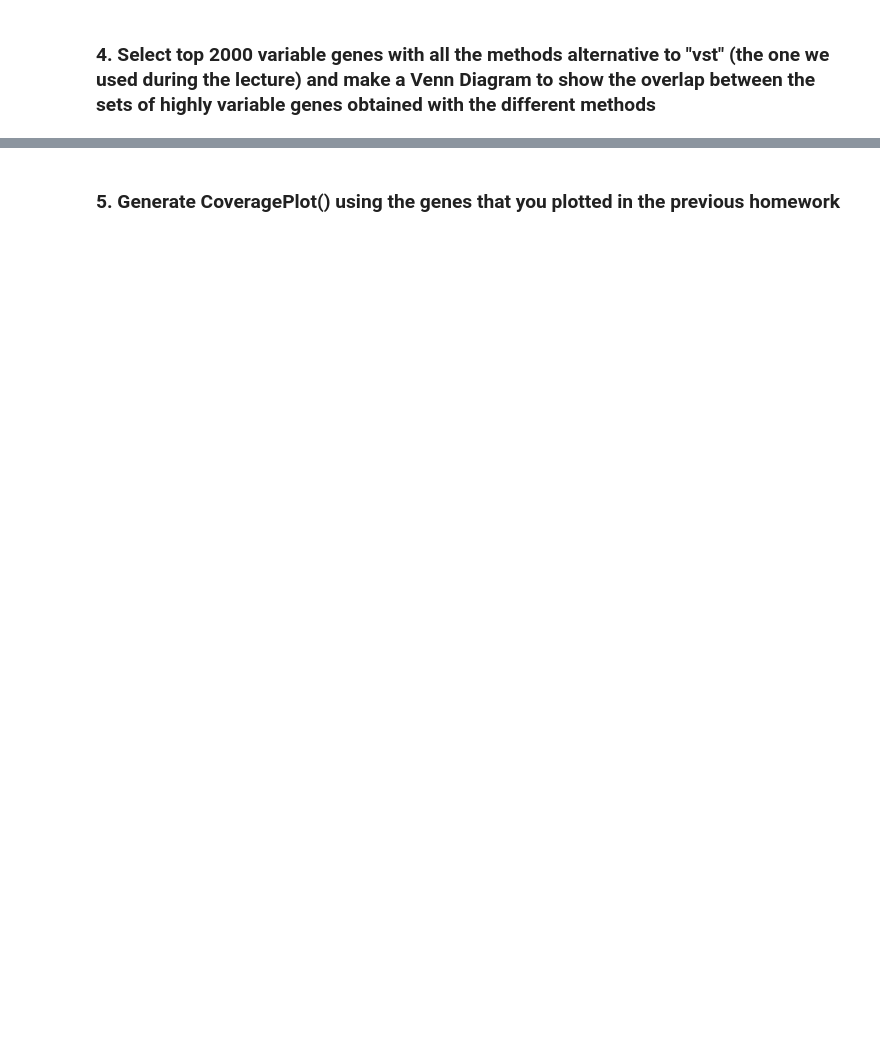
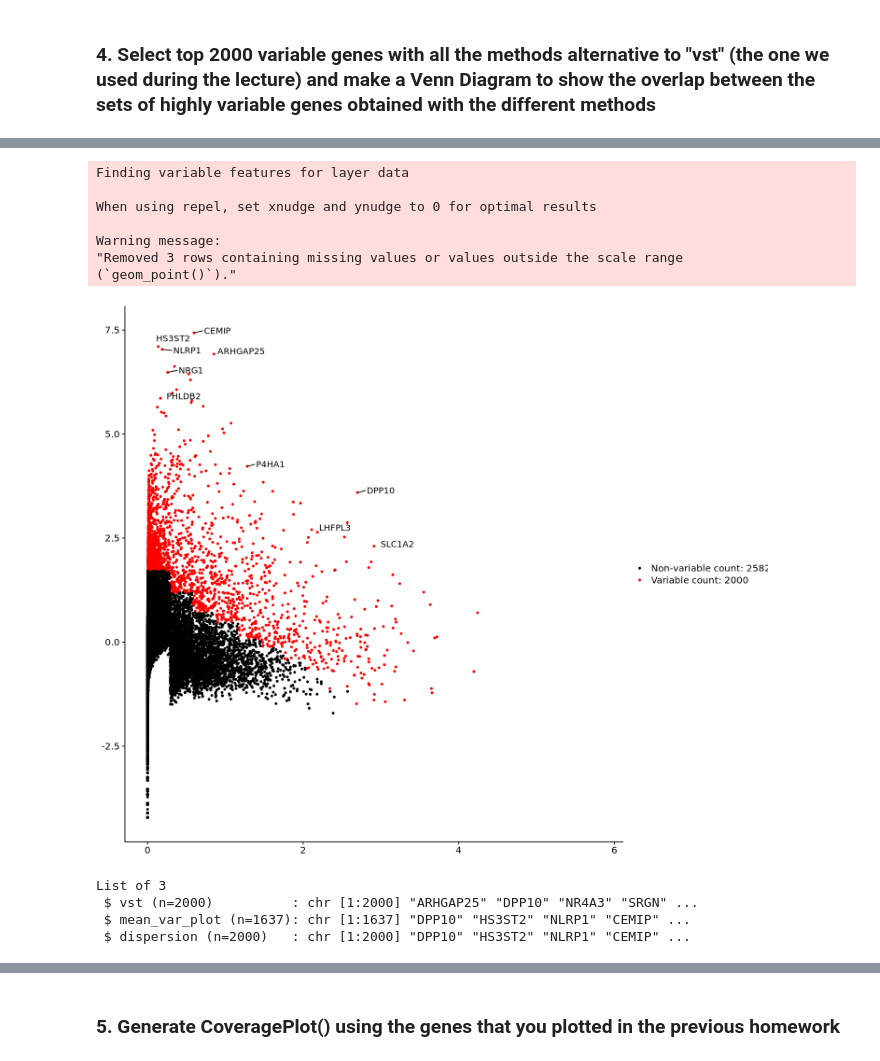
Before and after one commit to Elizabeth-mqz-gmz/scMultiomicsCourse, a Jupyter notebook: workflow/scripts/homework_2_ElizabethMarquezGomez.ipynb, the cells around one changed output, grey strips where cells are left out. Drawn from its saved outputs; the diff is of its cells as text; code cells hidden in the pictures; blank space fills up the shorter version.

```diff
--- a/workflow/scripts/homework_2_ElizabethMarquezGomez.ipynb
+++ b/workflow/scripts/homework_2_ElizabethMarquezGomez.ipynb
@@ -437,0 +521,20 @@ Description:
+# %%
+## Performing feature selection of top 2000 variable genes using "dispersion"
+disp_filt <- FindVariableFeatures(mObj_filtered, selection.method = "dispersion", nfeatures = 2000)
+
+## Identify the 10 most highly variable genes
+top10 <- head(VariableFeatures(disp_filt), 10)
+
+## Plot variable features
+plot <- VariableFeaturePlot(disp_filt)
+plot <- LabelPoints(plot = plot, points = top10, repel = TRUE)
+plot
+# %% [output]
+Finding variable features for layer data
+
+When using repel, set xnudge and ynudge to 0 for optimal results
+
+Warning message:
+"Removed 3 rows containing missing values or values outside the scale range
+(`geom_point()`)."
+[figure, added]
@@ -437,0 +553,7 @@ Description:
+# %%
+str(genes_diff_named)
+# %% [output]
+List of 3
+ $ vst (n=2000)          : chr [1:2000] "ARHGAP25" "DPP10" "NR4A3" "SRGN" ...
+ $ mean_var_plot (n=1637): chr [1:1637] "DPP10" "HS3ST2" "NLRP1" "CEMIP" ...
+ $ dispersion (n=2000)   : chr [1:2000] "DPP10" "HS3ST2" "NLRP1" "CEMIP" ...
```
Also changed, not shown: parts of 28 cells of this notebook, 3 other files.
